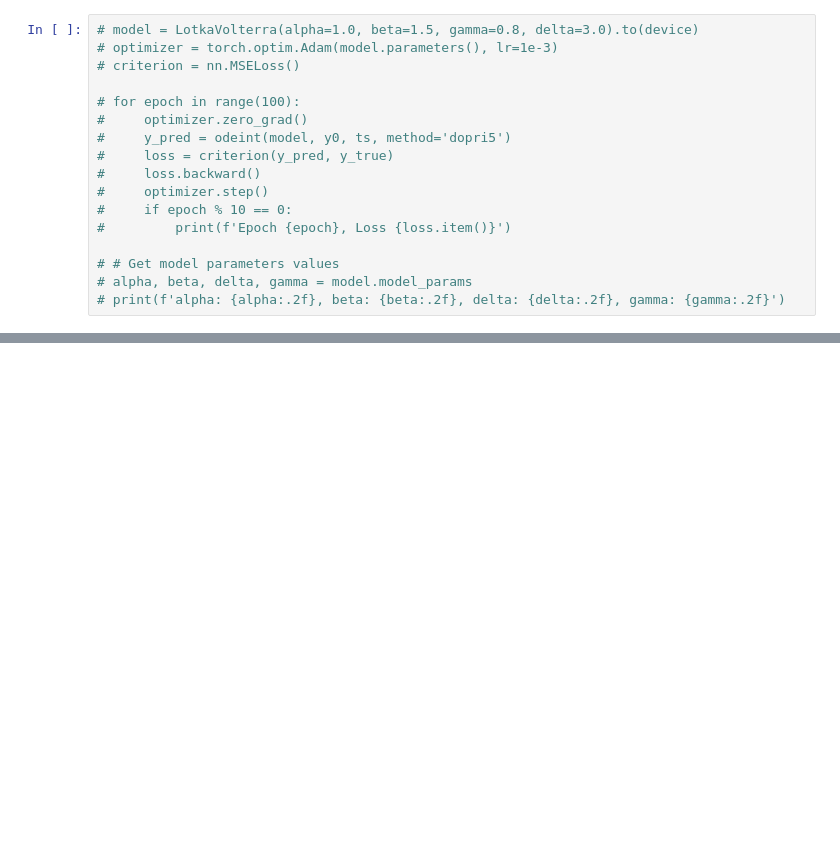
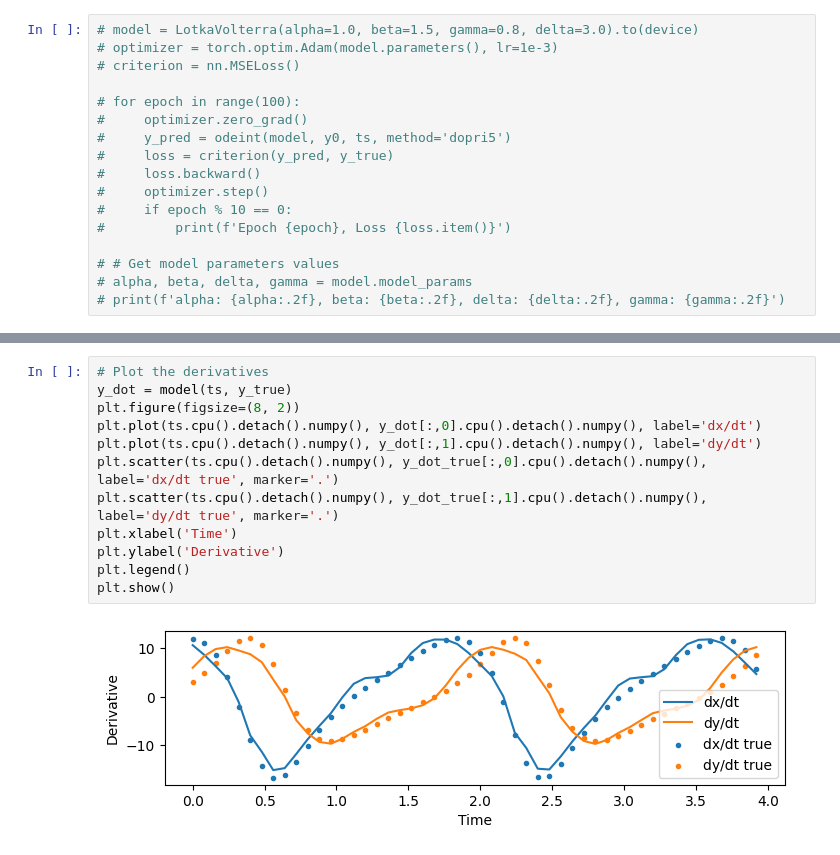
Before and after one commit to costasmexis/ModelMind, a Jupyter notebook: NODE/lotka-volterra.ipynb, the cells around one changed output, grey strips where cells are left out. Saved outputs shown, nothing was run; the diff lists cells and outputs as text; blank space fills up the shorter version.

```diff
--- a/NODE/lotka-volterra.ipynb
+++ b/NODE/lotka-volterra.ipynb
@@ -122,0 +147,14 @@ plt.show()
+# %%
+# Plot the derivatives
+y_dot = model(ts, y_true)
+plt.figure(figsize=(8, 2))
+plt.plot(ts.cpu().detach().numpy(), y_dot[:,0].cpu().detach().numpy(), label='dx/dt')
+plt.plot(ts.cpu().detach().numpy(), y_dot[:,1].cpu().detach().numpy(), label='dy/dt')
+plt.scatter(ts.cpu().detach().numpy(), y_dot_true[:,0].cpu().detach().numpy(), label='dx/dt true', marker='.')
+plt.scatter(ts.cpu().detach().numpy(), y_dot_true[:,1].cpu().detach().numpy(), label='dy/dt true', marker='.')
+plt.xlabel('Time')
+plt.ylabel('Derivative')
+plt.legend()
+plt.show()
+# %% [output]
+[figure, added]
```
Also changed, not shown: parts of 6 cells of this notebook.
